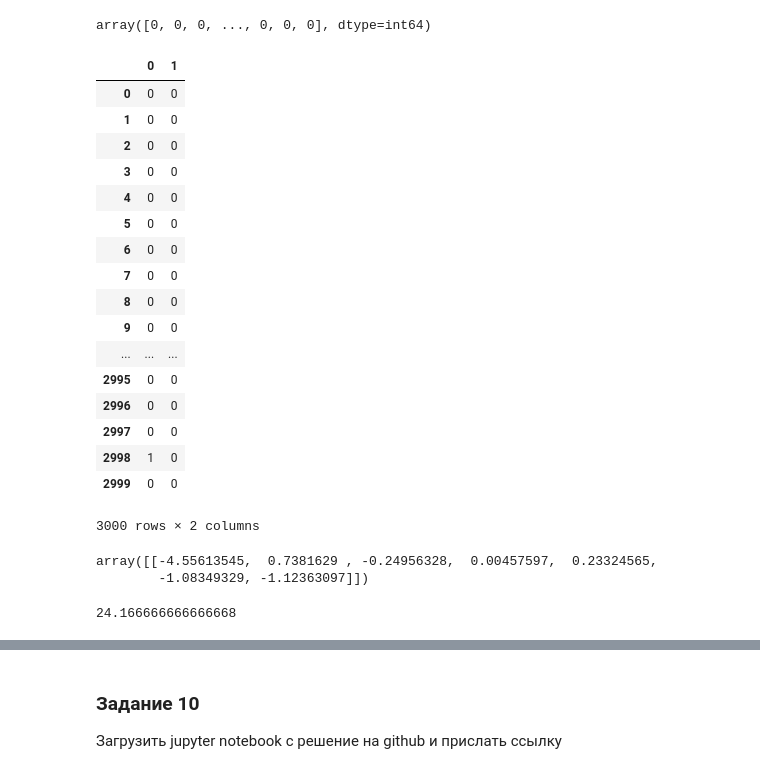
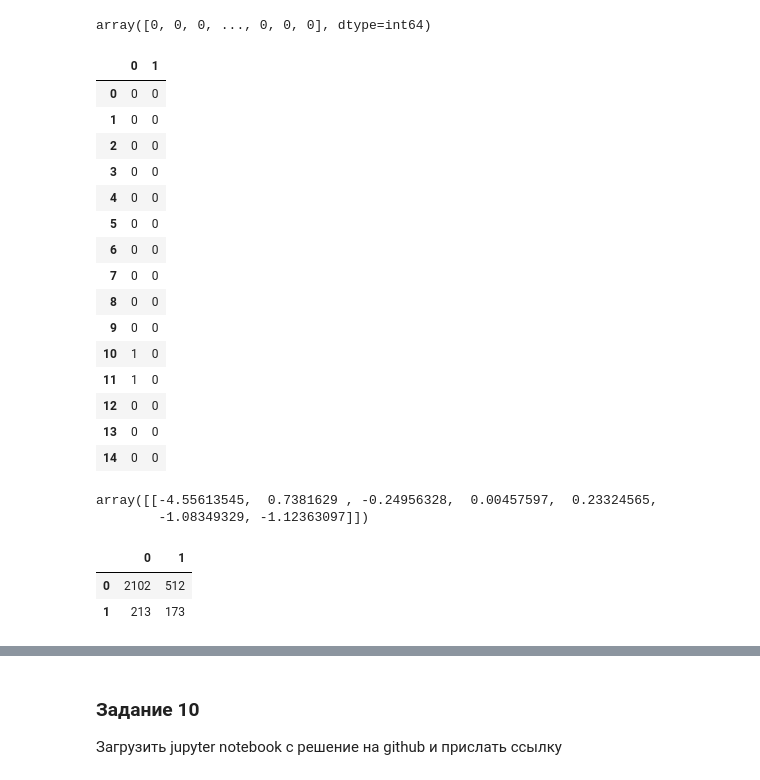
Before and after one commit to IrinaYakovlevaRu/NetologyPython, a Jupyter notebook: Diploma/python_diplom.ipynb, the cells around one changed output, grey strips where cells are left out. Cells and saved outputs as stored; diff of their text form; code cells hidden in the pictures.

```diff
--- a/Diploma/python_diplom.ipynb
+++ b/Diploma/python_diplom.ipynb
@@ -135,0 +129,7 @@ hr_salary
+# %%
+salary_rate = ['low','medium','high']
+hr_stats['salary'] = hr_stats['salary'].astype("category")
+hr_stats['salary'].cat.set_categories(salary_rate, inplace=True)
+hr_salary = pd.DataFrame(hr_stats['salary'].value_counts())
+hr_salary.columns = ['count']
+hr_salary
@@ -288,33 +336,34 @@ array([0, 0, 0, ..., 0, 0, 0], dtype=int64)
 # %%
 result = pd.DataFrame([y_test.values, lda.predict(data_test)]).T
 # %%
-result
+result.head(15)
 # %% [output]
 |  | 0 | 1 |
 | 0 | 0 | 0 |
 | 1 | 0 | 0 |
 | 2 | 0 | 0 |
 | 3 | 0 | 0 |
 | 4 | 0 | 0 |
 | 5 | 0 | 0 |
 | 6 | 0 | 0 |
 | 7 | 0 | 0 |
 | 8 | 0 | 0 |
 | 9 | 0 | 0 |
-| ... | ... | ... |
-| 2995 | 0 | 0 |
-| 2996 | 0 | 0 |
-| 2997 | 0 | 0 |
-| 2998 | 1 | 0 |
-| 2999 | 0 | 0 |
+| 10 | 1 | 0 |
+| 11 | 1 | 0 |
+| 12 | 0 | 0 |
+| 13 | 0 | 0 |
+| 14 | 0 | 0 |
-3000 rows × 2 columns
 # %%
 lda.coef_
 # %% [output]
 array([[-4.55613545,  0.7381629 , -0.24956328,  0.00457597,  0.23324565,
         -1.08349329, -1.12363097]])
-# %%
-# Фактическая погрешность тестовой модели
-result[(result[1]-result[0]) != 0].iloc[:,1].count()/result.iloc[:,1].count()*100
-# %% [output]
-24.166666666666668
+# %%
+# Confusion Matrix
+from sklearn.metrics import confusion_matrix
+pd.DataFrame(confusion_matrix(y_test.values, lda.predict(data_test))).T
+# %% [output]
+|  | 0 | 1 |
+| 0 | 2102 | 512 |
+| 1 | 213 | 173 |
```
Also changed, not shown: parts of 20 cells of this notebook.
